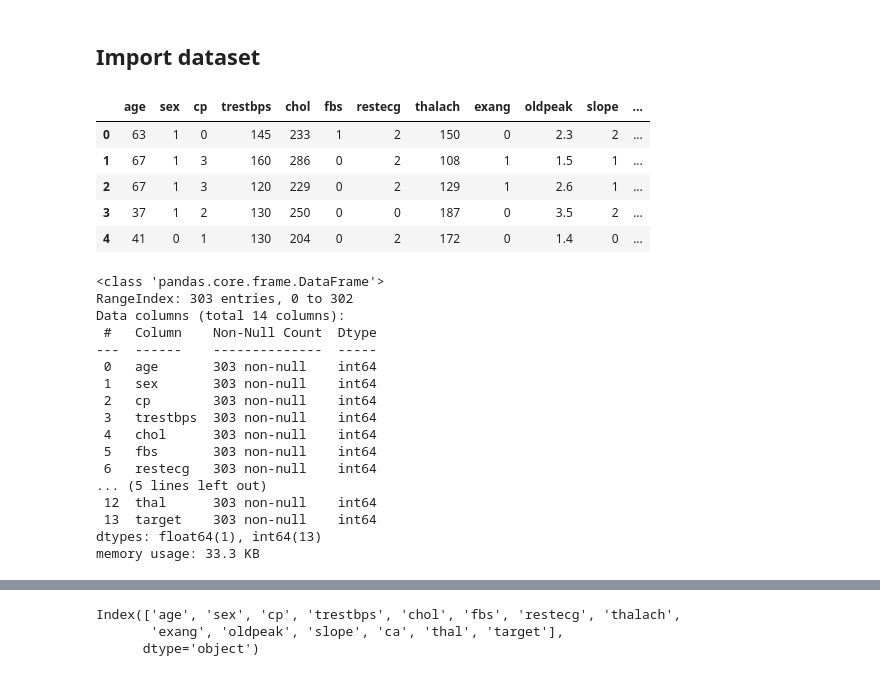
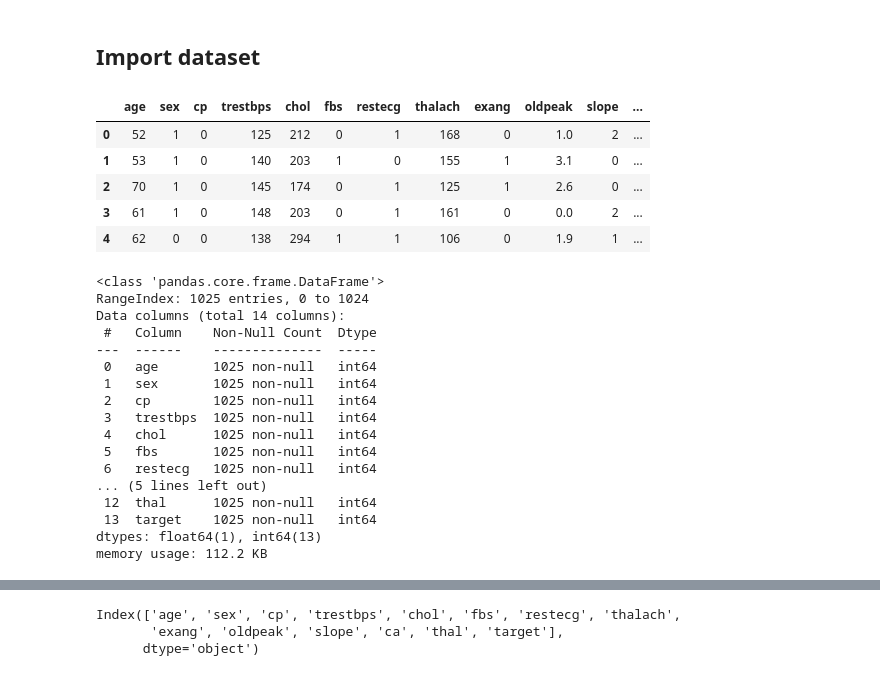
Before and after one commit to banhdepchai/IS254-DSS, a Jupyter notebook: code.ipynb, the cells around one changed output, grey strips where cells are left out. Saved outputs shown, nothing was run; the diff lists cells and outputs as text; code cells hidden in the pictures.

```diff
--- a/code.ipynb
+++ b/code.ipynb
@@ -22,35 +23,35 @@ from sklearn.linear_model import LogisticRegression
 ## Import dataset
 # %%
 # loading the dataset
-df = pd.read_csv('/content/drive/MyDrive/Colab Notebooks/DSS/data.csv')
+df = pd.read_csv('/content/drive/MyDrive/Colab Notebooks/DSS/heart.csv')
 df.head()
 # %% [output]
 |  | age | sex | cp | trestbps | chol | fbs | restecg | thalach | exang | oldpeak | slope | ... |
-| 0 | 63 | 1 | 0 | 145 | 233 | 1 | 2 | 150 | 0 | 2.3 | 2 | ... |
-| 1 | 67 | 1 | 3 | 160 | 286 | 0 | 2 | 108 | 1 | 1.5 | 1 | ... |
-| 2 | 67 | 1 | 3 | 120 | 229 | 0 | 2 | 129 | 1 | 2.6 | 1 | ... |
-| 3 | 37 | 1 | 2 | 130 | 250 | 0 | 0 | 187 | 0 | 3.5 | 2 | ... |
-| 4 | 41 | 0 | 1 | 130 | 204 | 0 | 2 | 172 | 0 | 1.4 | 0 | ... |
+| 0 | 52 | 1 | 0 | 125 | 212 | 0 | 1 | 168 | 0 | 1.0 | 2 | ... |
+| 1 | 53 | 1 | 0 | 140 | 203 | 1 | 0 | 155 | 1 | 3.1 | 0 | ... |
+| 2 | 70 | 1 | 0 | 145 | 174 | 0 | 1 | 125 | 1 | 2.6 | 0 | ... |
+| 3 | 61 | 1 | 0 | 148 | 203 | 0 | 1 | 161 | 0 | 0.0 | 2 | ... |
+| 4 | 62 | 0 | 0 | 138 | 294 | 1 | 1 | 106 | 0 | 1.9 | 1 | ... |
 # %%
 df.info()
 # %% [output]
 <class 'pandas.core.frame.DataFrame'>
-RangeIndex: 303 entries, 0 to 302
+RangeIndex: 1025 entries, 0 to 1024
 Data columns (total 14 columns):
  #   Column    Non-Null Count  Dtype
 ---  ------    --------------  -----
- 0   age       303 non-null    int64
- 1   sex       303 non-null    int64
- 2   cp        303 non-null    int64
- 3   trestbps  303 non-null    int64
- 4   chol      303 non-null    int64
- 5   fbs       303 non-null    int64
- 6   restecg   303 non-null    int64
+ 0   age       1025 non-null   int64
+ 1   sex       1025 non-null   int64
+ 2   cp        1025 non-null   int64
+ 3   trestbps  1025 non-null   int64
+ 4   chol      1025 non-null   int64
+ 5   fbs       1025 non-null   int64
+ 6   restecg   1025 non-null   int64
 ... (5 lines left out)
- 12  thal      303 non-null    int64
- 13  target    303 non-null    int64
+ 12  thal      1025 non-null   int64
+ 13  target    1025 non-null   int64
 dtypes: float64(1), int64(13)
-memory usage: 33.3 KB
+memory usage: 112.2 KB
 # %%
 df.describe()
 # %% [output]
```
Also changed, not shown: parts of 13 cells of this notebook.
